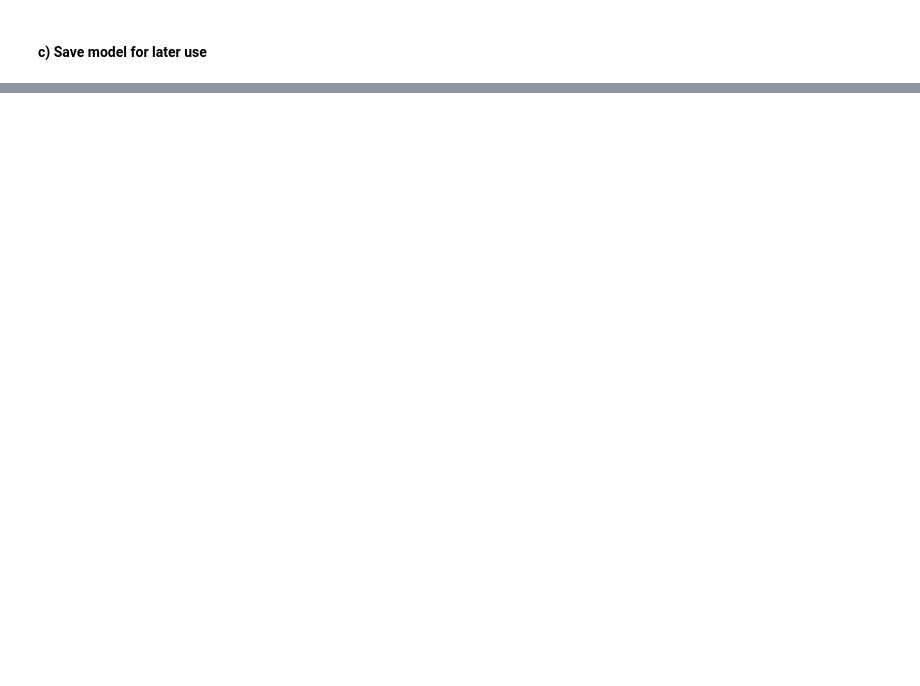
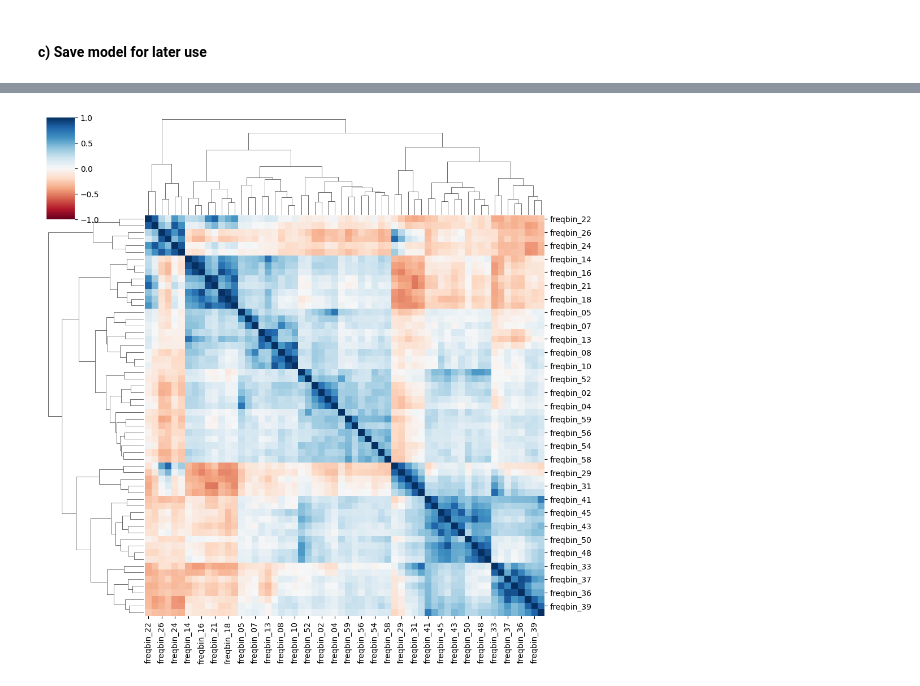
Before and after one commit to kajinmo/Sonar-Mines-vs-Rocks, a Jupyter notebook: sonar/sonar.ipynb, the cells around one changed output, grey strips where cells are left out. Drawn from its saved outputs; the diff is of its cells as text; code cells hidden in the pictures; blank space fills up the shorter version.

```diff
--- a/sonar/sonar.ipynb
+++ b/sonar/sonar.ipynb
@@ -767,0 +630,5 @@ makae adjustments
+# %%
+# Clustermap table shows not only all correlation between variables, but also group (cluster) relationships.
+clustermap = sns.clustermap(numeric_df.corr(), vmin = -1, vmax = 1, cmap='RdBu', annot = False)
+# %% [output]
+[figure, added]
```
Also changed, not shown: parts of 34 cells of this notebook, 4 other files.
